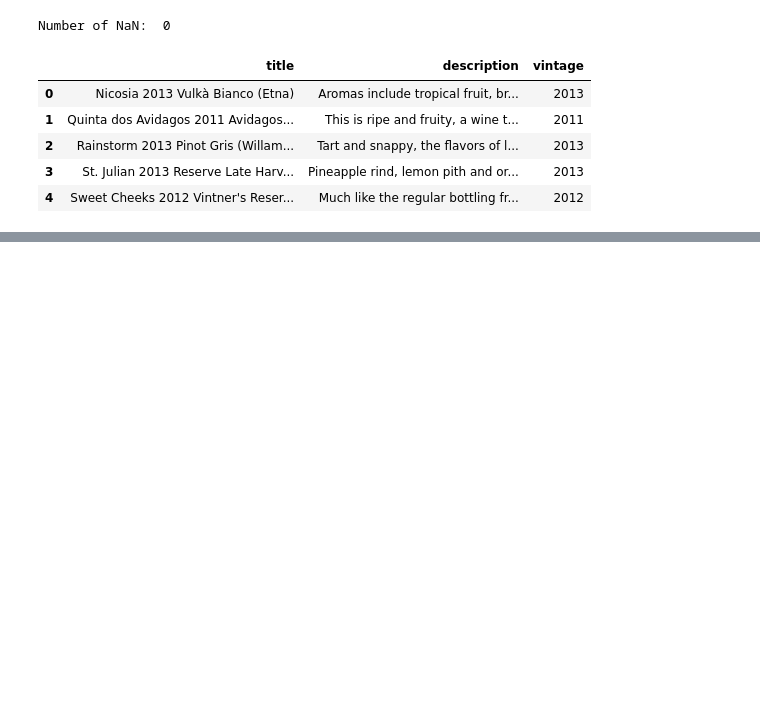
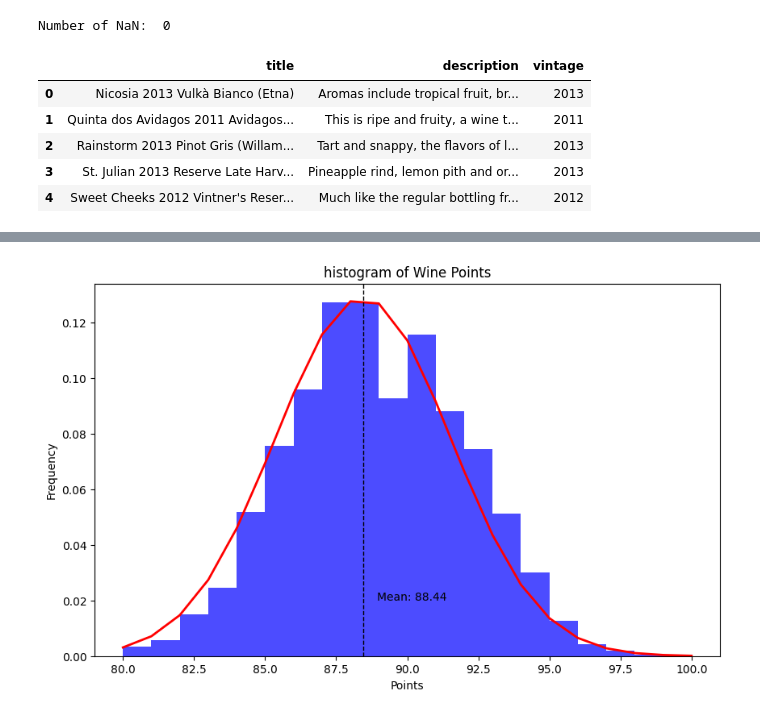
Before and after one commit to Supsi-Collaborative-Projects/wine-analysis, a Jupyter notebook: analysis.ipynb, the cells around one changed output, grey strips where cells are left out. Cells and saved outputs as stored; diff of their text form; code cells hidden in the pictures; blank space fills up the shorter version.

```diff
--- a/analysis.ipynb
+++ b/analysis.ipynb
@@ -260,0 +305,20 @@ Number of NaN:  0
+# %%
+# Histogram of Wine Points
+# Assuming 'points' is your column of interest
+mean_points = df['points'].mean()
+std_points = df['points'].std()
+
+# Generate values for the normal distribution curve
+normal_dist = stats.norm.pdf(sorted(df['points']), mean_points, std_points)
+
+plt.figure(figsize=(10, 6))
+plt.hist(df['points'], bins=20, density=True, color='blue', alpha=0.7)
+plt.plot(sorted(df['points']), normal_dist, color='red', linewidth=2)
+plt.title('histogram of Wine Points')
+plt.xlabel('Points')
+plt.ylabel('Frequency')
+plt.axvline(mean_points, color='k', linestyle='dashed', linewidth=1)
+plt.text(mean_points + 0.5, 0.02, f'Mean: {mean_points:.2f}', rotation=0)
+plt.show()
+# %% [output]
+[figure, added]
```
Also changed, not shown: parts of 14 cells of this notebook.
